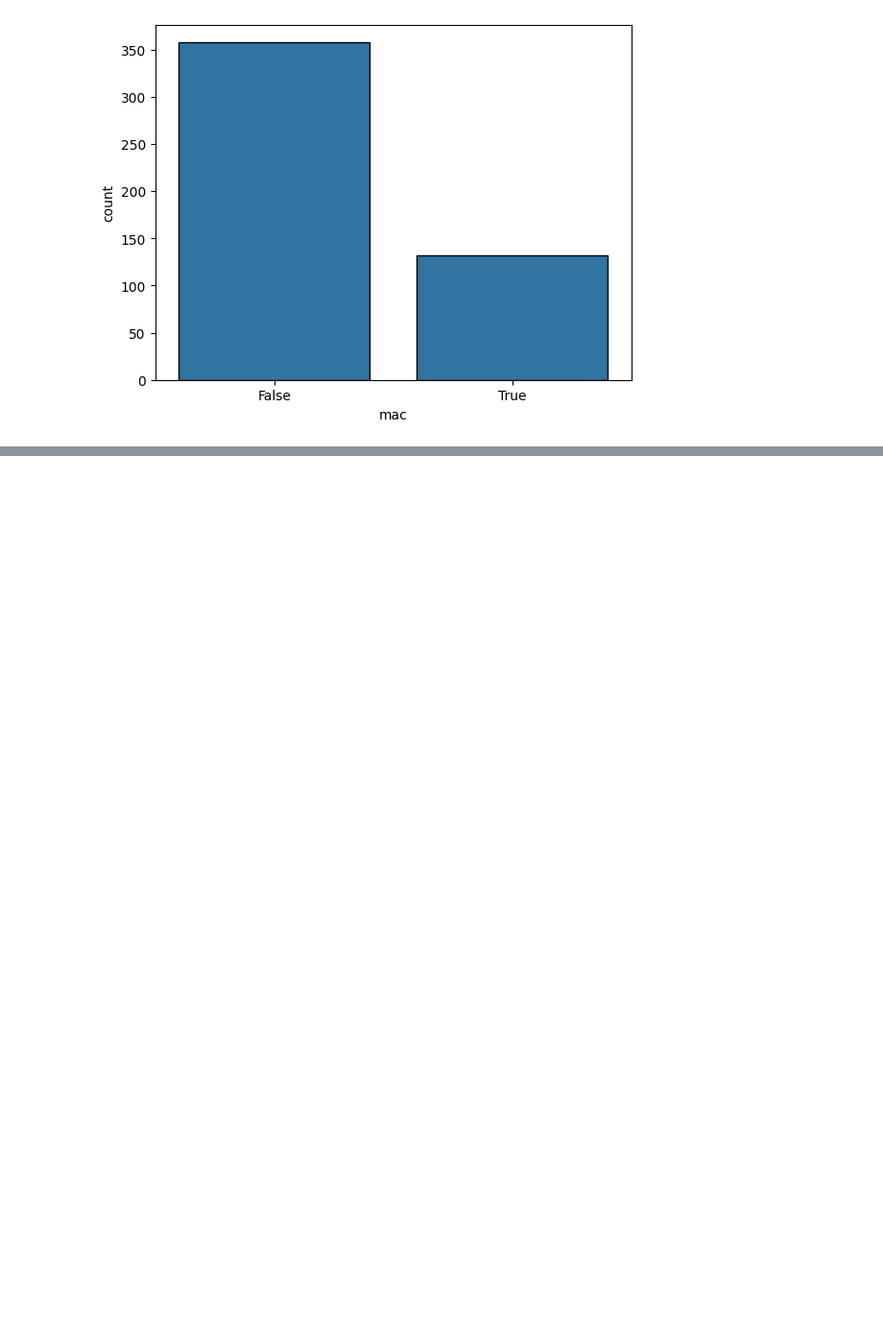
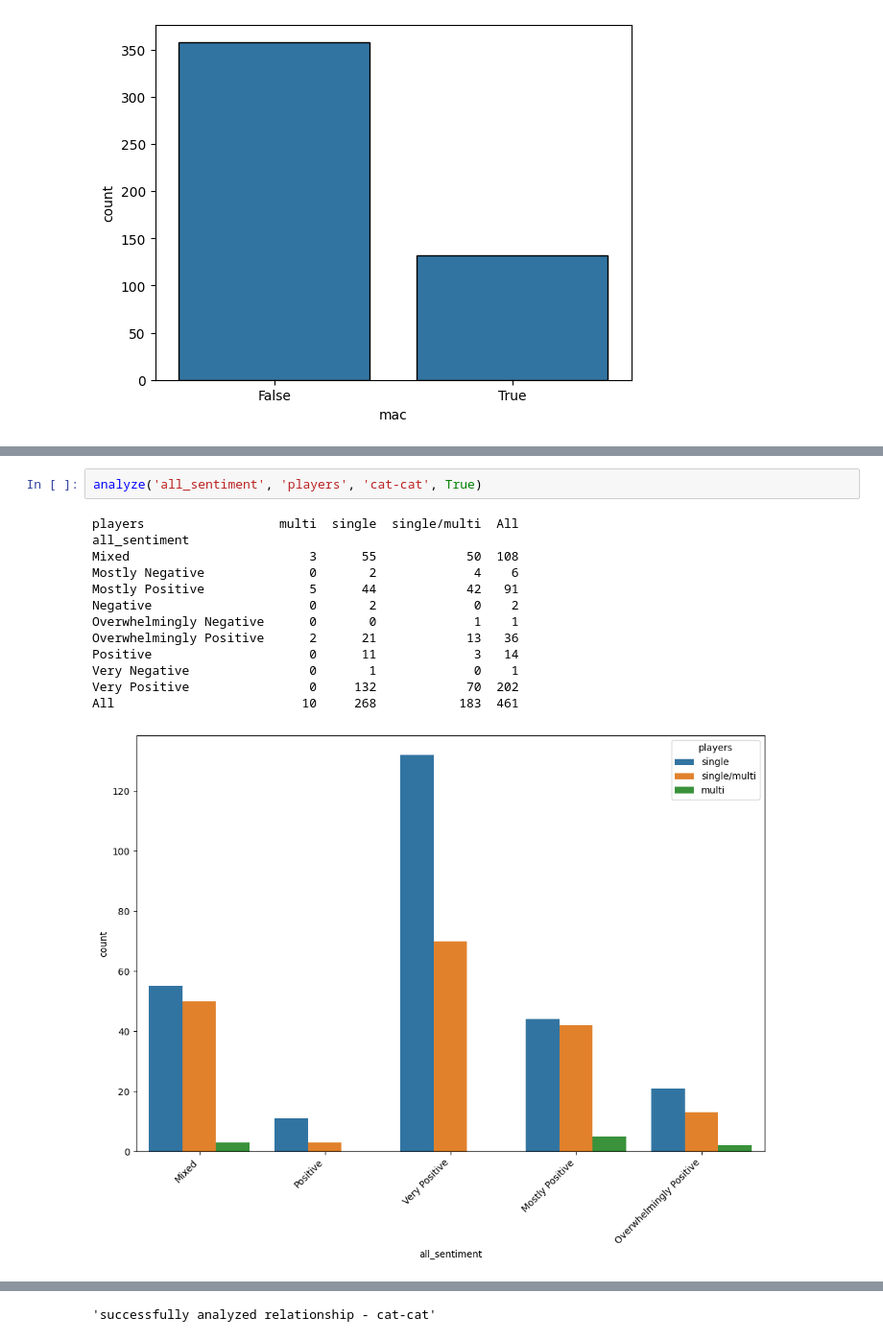
Before and after one commit to jbhiltscher/steam_project, a Jupyter notebook: SteamInsights/caroline_eda.ipynb, the cells around one changed output, grey strips where cells are left out. Shown: that part at 96% size. Drawn from its saved outputs; the diff is of its cells as text; blank space fills up the shorter version.

```diff
--- a/SteamInsights/caroline_eda.ipynb
+++ b/SteamInsights/caroline_eda.ipynb
@@ -550,0 +861,16 @@ graph_mean_tag_prices(which='common', num=10)
+# %%
+analyze('all_sentiment', 'players', 'cat-cat', True)
+# %% [output]
+players                  multi  single  single/multi  All
+all_sentiment
+Mixed                        3      55            50  108
+Mostly Negative              0       2             4    6
+Mostly Positive              5      44            42   91
+Negative                     0       2             0    2
+Overwhelmingly Negative      0       0             1    1
+Overwhelmingly Positive      2      21            13   36
+Positive                     0      11             3   14
+Very Negative                0       1             0    1
+Very Positive                0     132            70  202
+All                         10     268           183  461
+[figure, added]
@@ -550,0 +878 @@ graph_mean_tag_prices(which='common', num=10)
+'successfully analyzed relationship - cat-cat'
```
Also changed, not shown: parts of 24 cells of this notebook, 3 other files.
